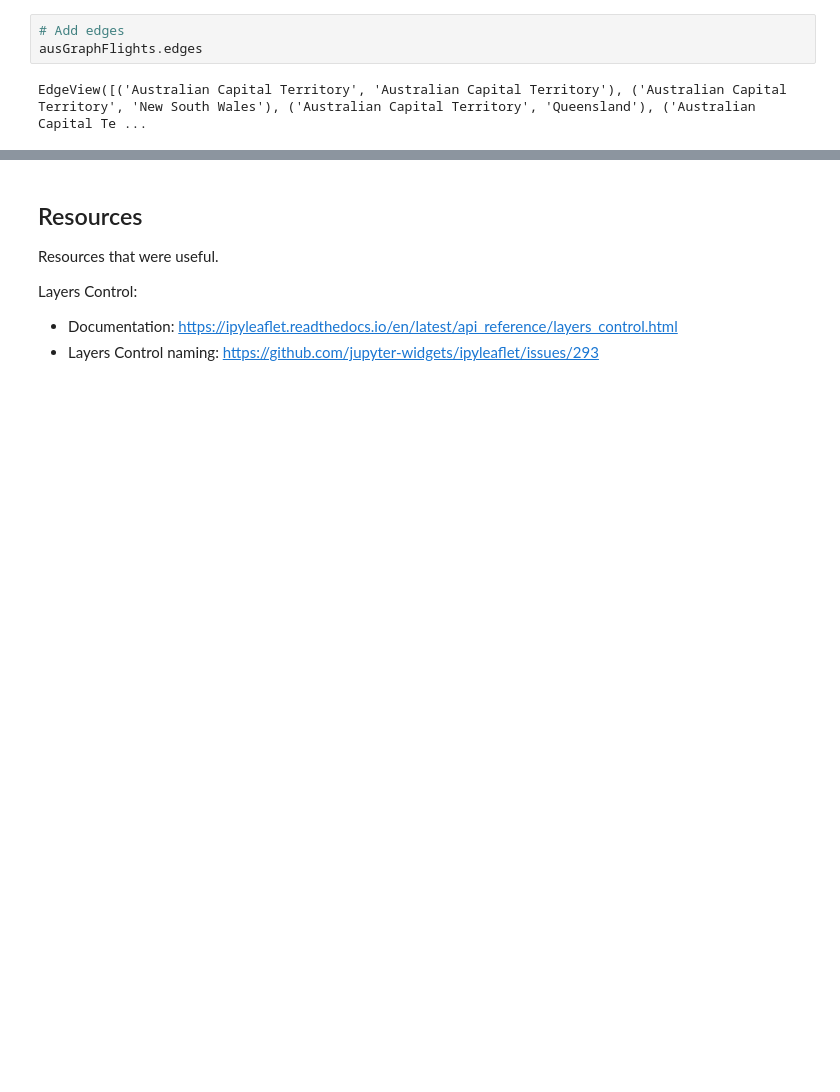
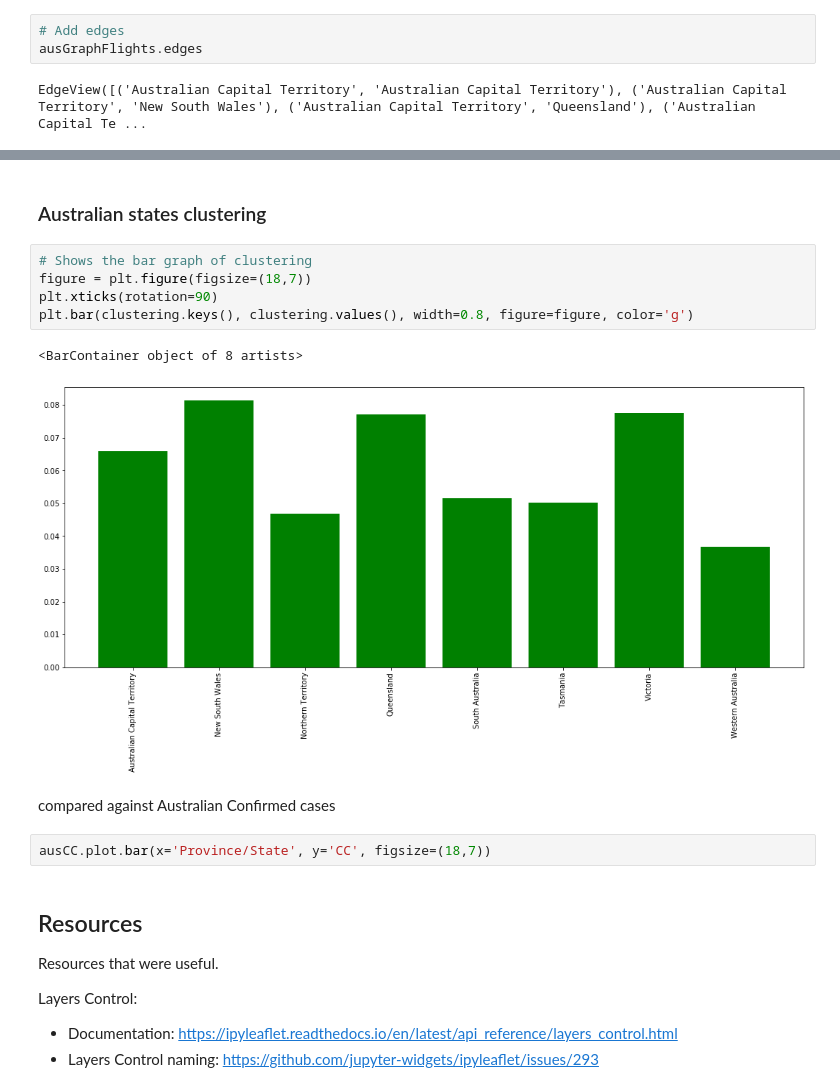
Before and after one commit to Ccamm/coronavirus_network, a Jupyter notebook: coronavirus_timeline.ipynb, the cells around one changed output, grey strips where cells are left out. Drawn from its saved outputs; the diff is of its cells as text; blank space fills up the shorter version.

```diff
--- a/coronavirus_timeline.ipynb
+++ b/coronavirus_timeline.ipynb
@@ -727,3 +788,17 @@ The iterable function was deprecated in Matplotlib 3.1 and will be removed in 3.
+# %% [markdown]
+### Australian states clustering
+# %%
+# Shows the bar graph of clustering
+figure = plt.figure(figsize=(18,7))
+plt.xticks(rotation=90)
+plt.bar(clustering.keys(), clustering.values(), width=0.8, figure=figure, color='g')
+# %% [output]
+<BarContainer object of 8 artists>
+[figure, added]
+# %% [markdown]
+compared against Australian Confirmed cases
+# %%
+ausCC.plot.bar(x='Province/State', y='CC', figsize=(18,7))
 # %% [markdown]
 ## Resources
 Resources that were useful.
```
Also changed, not shown: parts of 14 cells of this notebook.
